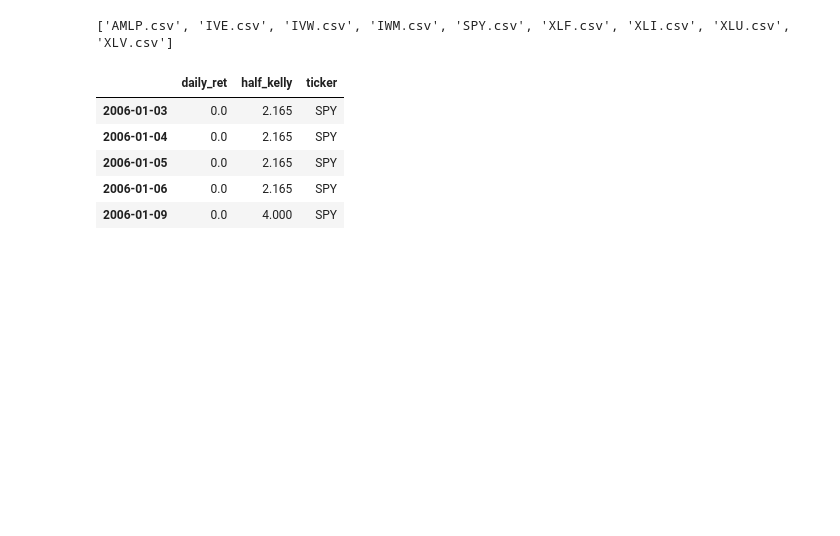
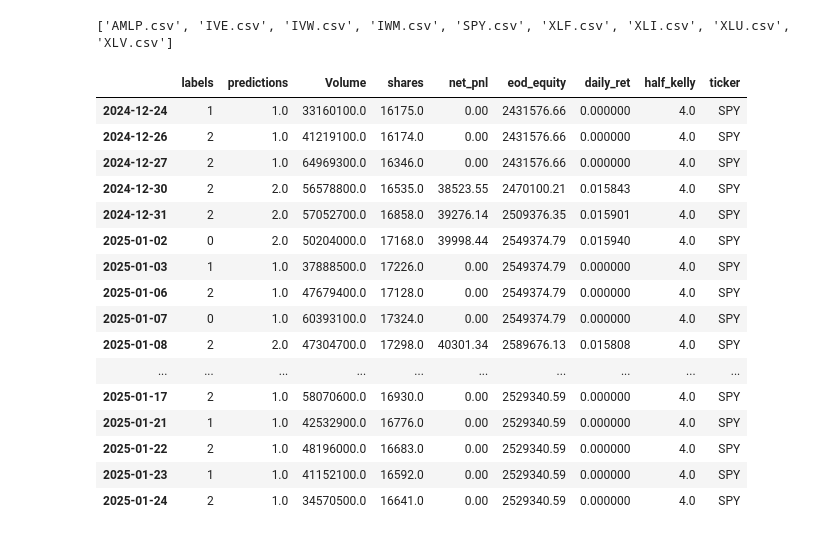
Before and after one commit to jessie-blue/ATS_Development, a Jupyter notebook: Strat_1/Portfolio_Backtest.ipynb, the cells around one changed output. Cells and saved outputs as stored; diff of their text form; code cells hidden in the pictures; blank space fills up the shorter version.

```diff
--- a/Strat_1/Portfolio_Backtest.ipynb
+++ b/Strat_1/Portfolio_Backtest.ipynb
@@ -20,17 +28,27 @@ cols = [ 'daily_ret', 'half_kelly']
 # %%
 ## DF
 df = pd.read_csv( path + files.pop(spy_idx), index_col= 'Unnamed: 0')
-df = df[cols]
-#df.columns = [i + '_SPY' for i in df.columns]
+#df = df[cols]
 df['ticker'] = 'SPY'
-df.head()
+df.tail(20)
 # %% [output]
-|  | daily_ret | half_kelly | ticker |
-| 2006-01-03 | 0.0 | 2.165 | SPY |
-| 2006-01-04 | 0.0 | 2.165 | SPY |
-| 2006-01-05 | 0.0 | 2.165 | SPY |
-| 2006-01-06 | 0.0 | 2.165 | SPY |
-| 2006-01-09 | 0.0 | 4.000 | SPY |
+|  | labels | predictions | Volume | shares | net_pnl | eod_equity | daily_ret | half_kelly | ticker |
+| 2024-12-24 | 1 | 1.0 | 33160100.0 | 16175.0 | 0.00 | 2431576.66 | 0.000000 | 4.0 | SPY |
+| 2024-12-26 | 2 | 1.0 | 41219100.0 | 16174.0 | 0.00 | 2431576.66 | 0.000000 | 4.0 | SPY |
+| 2024-12-27 | 2 | 1.0 | 64969300.0 | 16346.0 | 0.00 | 2431576.66 | 0.000000 | 4.0 | SPY |
+| 2024-12-30 | 2 | 2.0 | 56578800.0 | 16535.0 | 38523.55 | 2470100.21 | 0.015843 | 4.0 | SPY |
+| 2024-12-31 | 2 | 2.0 | 57052700.0 | 16858.0 | 39276.14 | 2509376.35 | 0.015901 | 4.0 | SPY |
+| 2025-01-02 | 0 | 2.0 | 50204000.0 | 17168.0 | 39998.44 | 2549374.79 | 0.015940 | 4.0 | SPY |
+| 2025-01-03 | 1 | 1.0 | 37888500.0 | 17226.0 | 0.00 | 2549374.79 | 0.000000 | 4.0 | SPY |
+| 2025-01-06 | 2 | 1.0 | 47679400.0 | 17128.0 | 0.00 | 2549374.79 | 0.000000 | 4.0 | SPY |
+| 2025-01-07 | 0 | 1.0 | 60393100.0 | 17324.0 | 0.00 | 2549374.79 | 0.000000 | 4.0 | SPY |
+| 2025-01-08 | 2 | 2.0 | 47304700.0 | 17298.0 | 40301.34 | 2589676.13 | 0.015808 | 4.0 | SPY |
+| ... | ... | ... | ... | ... | ... | ... | ... | ... | ... |
+| 2025-01-17 | 2 | 1.0 | 58070600.0 | 16930.0 | 0.00 | 2529340.59 | 0.000000 | 4.0 | SPY |
+| 2025-01-21 | 1 | 1.0 | 42532900.0 | 16776.0 | 0.00 | 2529340.59 | 0.000000 | 4.0 | SPY |
+| 2025-01-22 | 2 | 1.0 | 48196000.0 | 16683.0 | 0.00 | 2529340.59 | 0.000000 | 4.0 | SPY |
+| 2025-01-23 | 1 | 1.0 | 41152100.0 | 16592.0 | 0.00 | 2529340.59 | 0.000000 | 4.0 | SPY |
+| 2025-01-24 | 2 | 1.0 | 34570500.0 | 16641.0 | 0.00 | 2529340.59 | 0.000000 | 4.0 | SPY |
 # %%
 
 for file in files:
```
Also changed, not shown: parts of 25 cells of this notebook, 17 other files.
